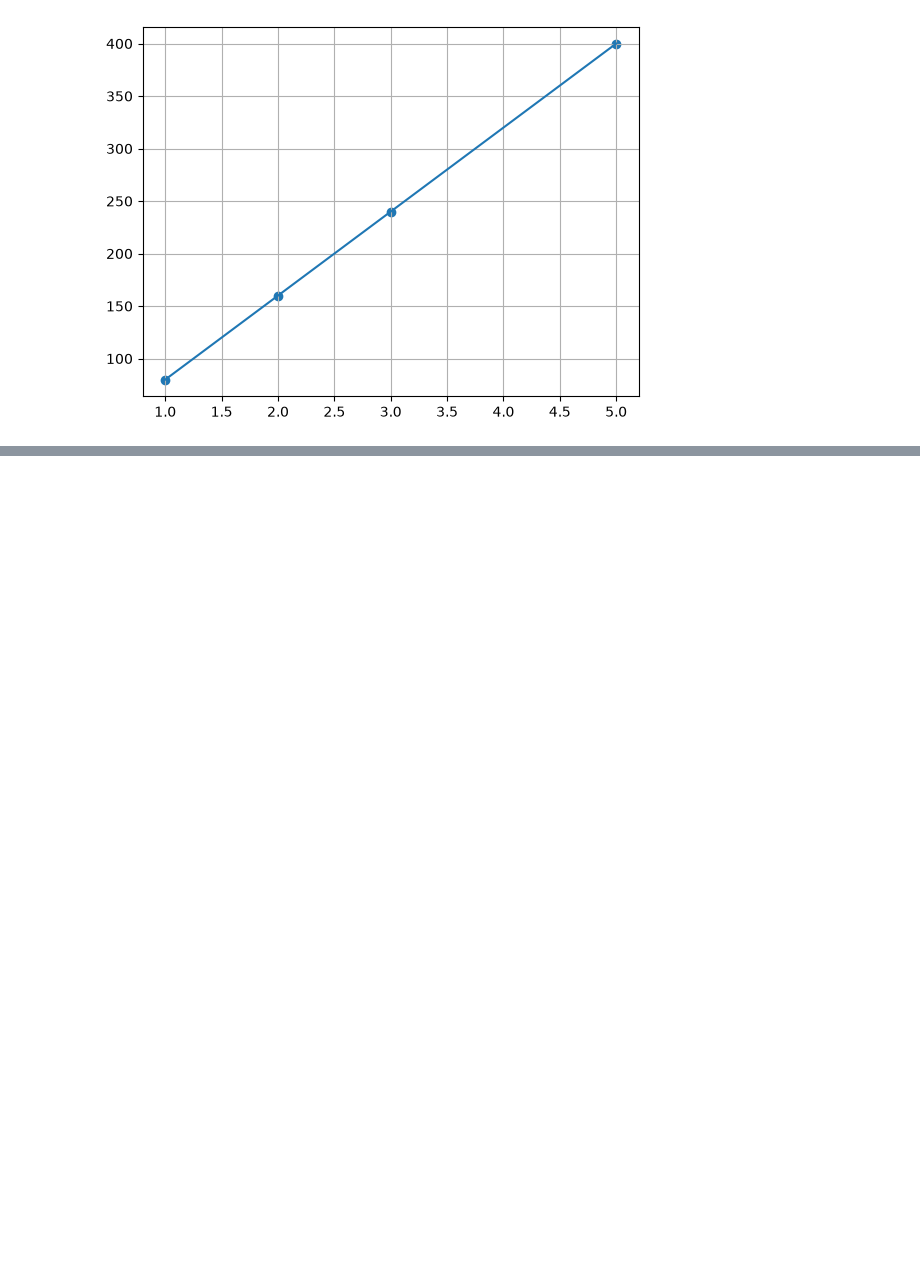
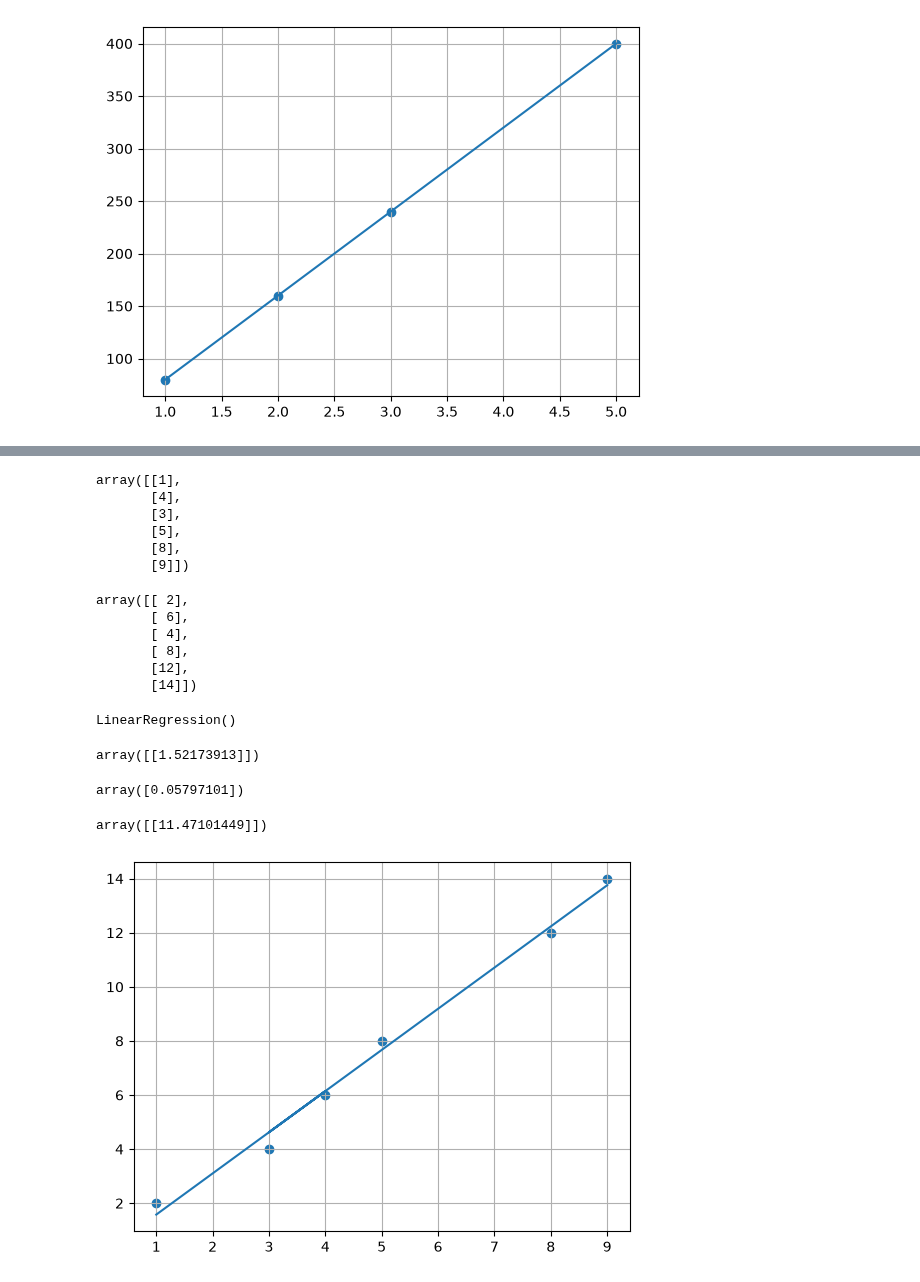
Before and after one commit to hemraj2613/Python-with-Data-Science, a Jupyter notebook: Untitled2.ipynb, the cells around one changed output, grey strips where cells are left out. Saved outputs shown, nothing was run; the diff lists cells and outputs as text; code cells hidden in the pictures; blank space fills up the shorter version.

```diff
--- a/Untitled2.ipynb
+++ b/Untitled2.ipynb
@@ -72,0 +105,46 @@ plt.show()
+# %%
+X = np.array(df['House Size(in Aana)']).reshape(-1,1)
+X
+# %% [output]
+array([[1],
+       [4],
+       [3],
+       [5],
+       [8],
+       [9]])
+# %%
+y = np.array(df['House Price(in cr)']).reshape(-1,1)
+y
+# %% [output]
+array([[ 2],
+       [ 6],
+       [ 4],
+       [ 8],
+       [12],
+       [14]])
+# %%
+model = LinearRegression()
+model.fit(X, y)
+# %% [output]
+LinearRegression()
+# %%
+m = model.coef_
+m
+# %% [output]
+array([[1.52173913]])
+# %%
+c = model.intercept_
+c
+# %% [output]
+array([0.05797101])
+# %%
+m * 7.5 + c
+# %% [output]
+array([[11.47101449]])
+# %%
+plt.scatter(df['House Size(in Aana)'], df['House Price(in cr)'])
+plt.plot(df['House Size(in Aana)'], model.predict(X))
+plt.grid()
+plt.show()
+# %% [output]
+[figure, added]
```
Also changed, not shown: parts of 5 cells of this notebook, 1 other file.
